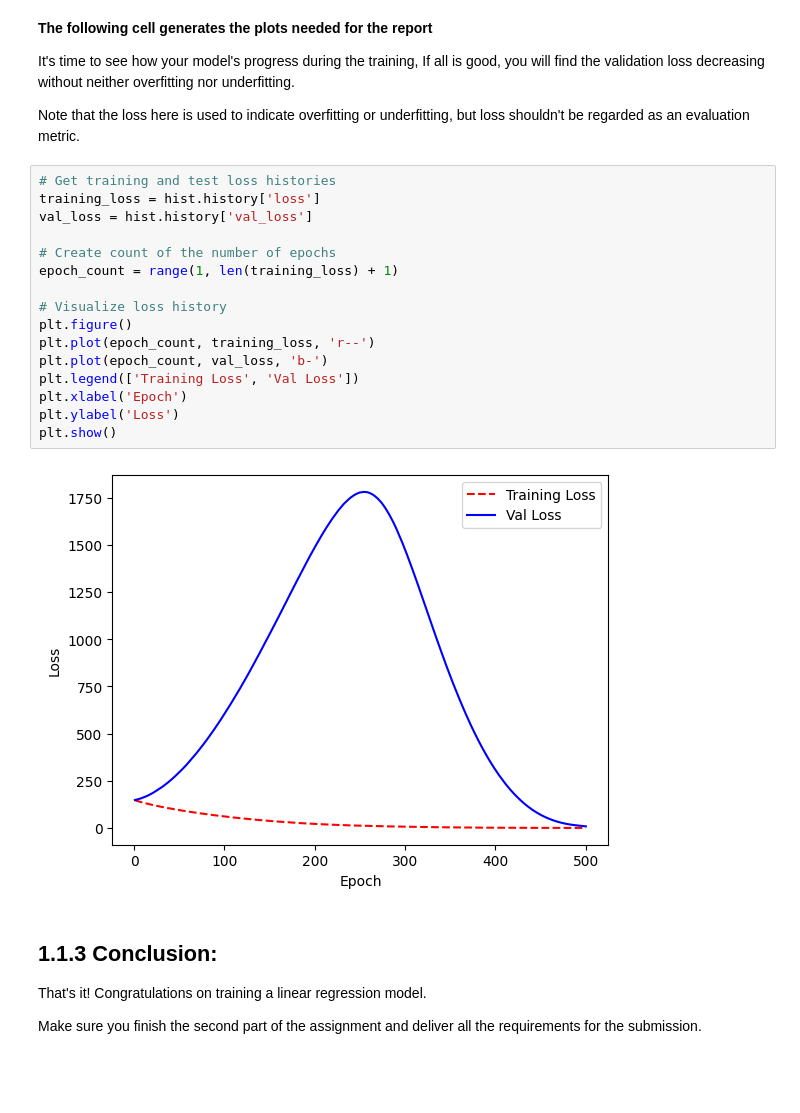
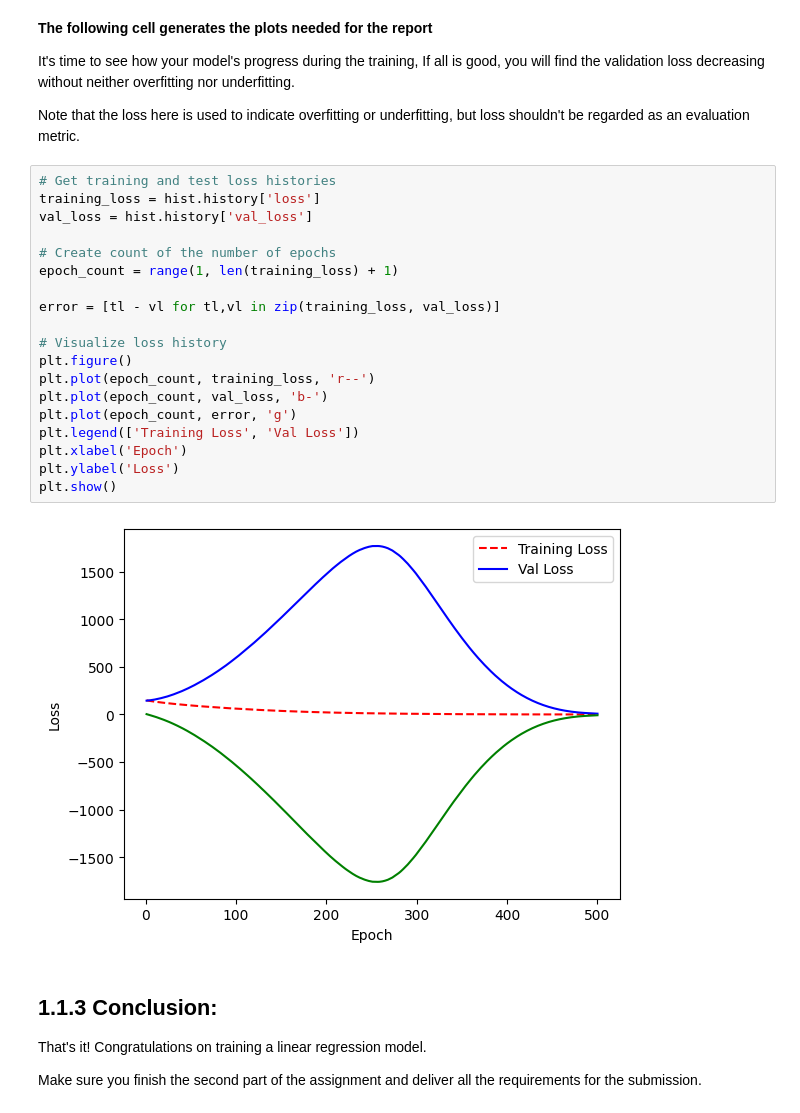
Before and after one commit to Ahmed-Fawzy14/Advanced-Machine-Learning, a Jupyter notebook: Assignment 1/ab1_part1.ipynb, the cells around one changed output. Cells and saved outputs as stored; diff of their text form; blank space fills up the shorter version.

Commit message:
Added variance graphic

```diff
--- a/Assignment 1/ab1_part1.ipynb
+++ b/Assignment 1/ab1_part1.ipynb
@@ -232,21 +232,24 @@ Note that the loss here is used to indicate overfitting or underfitting, but los
 # %%
 # Get training and test loss histories
 training_loss = hist.history['loss']
 val_loss = hist.history['val_loss']
 
 # Create count of the number of epochs
 epoch_count = range(1, len(training_loss) + 1)
 
+error = [tl - vl for tl,vl in zip(training_loss, val_loss)]
+
 # Visualize loss history
 plt.figure()
 plt.plot(epoch_count, training_loss, 'r--')
 plt.plot(epoch_count, val_loss, 'b-')
+plt.plot(epoch_count, error, 'g')
 plt.legend(['Training Loss', 'Val Loss'])
 plt.xlabel('Epoch')
 plt.ylabel('Loss')
 plt.show()
 # %% [output]
-[figure, old version]
+[figure, new version]
 # %% [markdown]
 ## 1.1.3 Conclusion:
 
```
Also changed, not shown: parts of 4 cells of this notebook.
